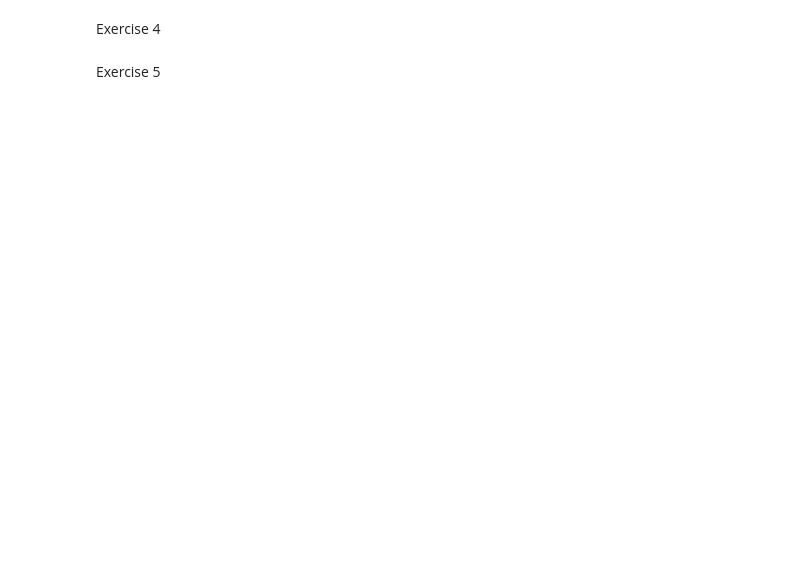
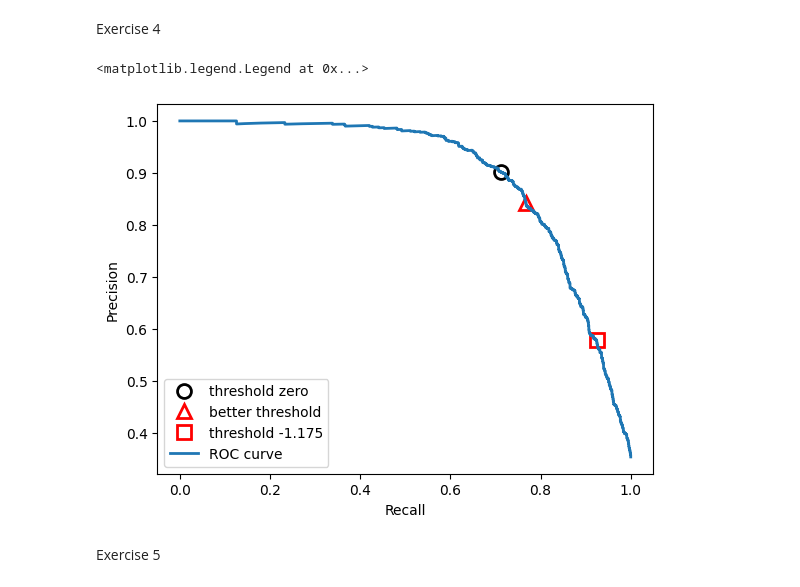
Before and after one commit to GoodDaySirBilly/ml_course, a Jupyter notebook: src/lab2.ipynb, the cells around one changed output. Drawn from its saved outputs; the diff is of its cells as text; code cells hidden in the pictures; blank space fills up the shorter version.

```diff
--- a/src/lab2.ipynb
+++ b/src/lab2.ipynb
@@ -192,4 +193,31 @@ AUC: 0.840
 # %% [markdown]
 Exercise 4
+# %%
+from sklearn.metrics import precision_recall_curve
+
+# Train model
+model = SVC().fit(Xs_train,y_train)
+
+# SVC is not probabilistic, so we use the decision function to get the ROC curve
+precision, recall, thresholds = precision_recall_curve(y_test, model.decision_function(Xs_test))
+# Find threshold closest to 0
+close_zero = np.argmin(np.abs(thresholds)) # minimum theshold = maximum precision
+plt.plot(recall[close_zero], precision[close_zero], 'o', markersize=10, label="threshold zero", fillstyle="none", c='k', mew=2)
+
+threshold = -0.3 # really beter recall, not big breaking of precision and grow up of recall
+close_t = np.argmin(np.abs(thresholds-threshold))
+plt.plot(recall[close_t], precision[close_t], '^', markersize=10, label="better threshold", fillstyle="none", c='r', mew=2)
+
+threshold = -1.175 # threshold that break precision too mach
+close_t = np.argmin(np.abs(thresholds-threshold))
+plt.plot(recall[close_t], precision[close_t], 's', markersize=10, label="threshold -1.175", fillstyle="none", c='r', mew=2)
+
+plt.plot(recall, precision, lw=2, label="ROC curve")
+plt.ylabel("Precision")
+plt.xlabel("Recall")
+plt.legend(loc="best")
+# %% [output]
+<matplotlib.legend.Legend at 0x...>
+[figure, added]
 # %% [markdown]
 Exercise 5
```
Also changed, not shown: parts of 12 cells of this notebook.
